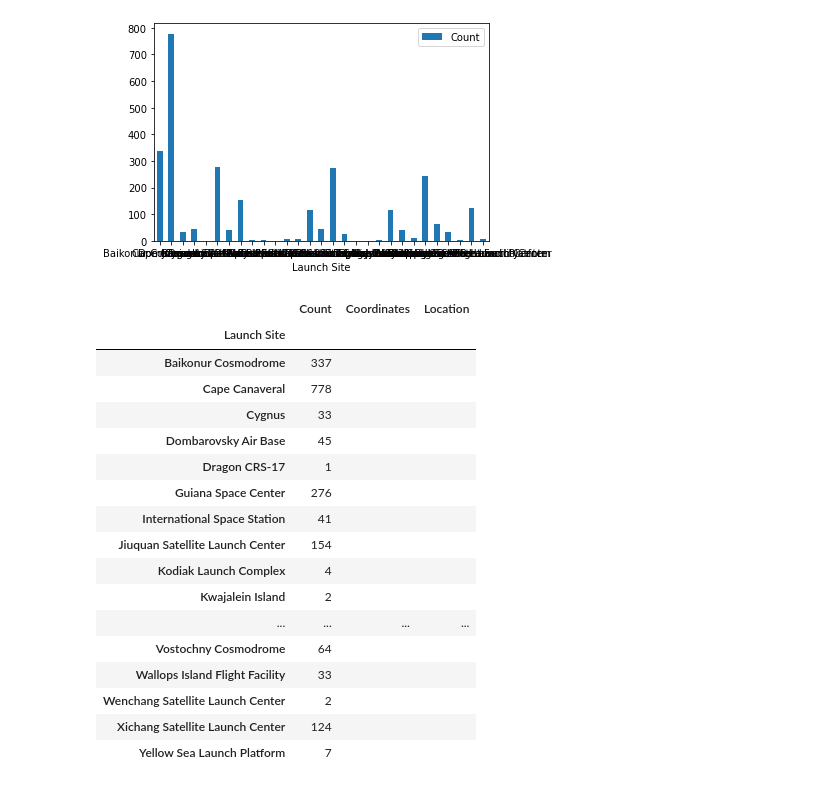
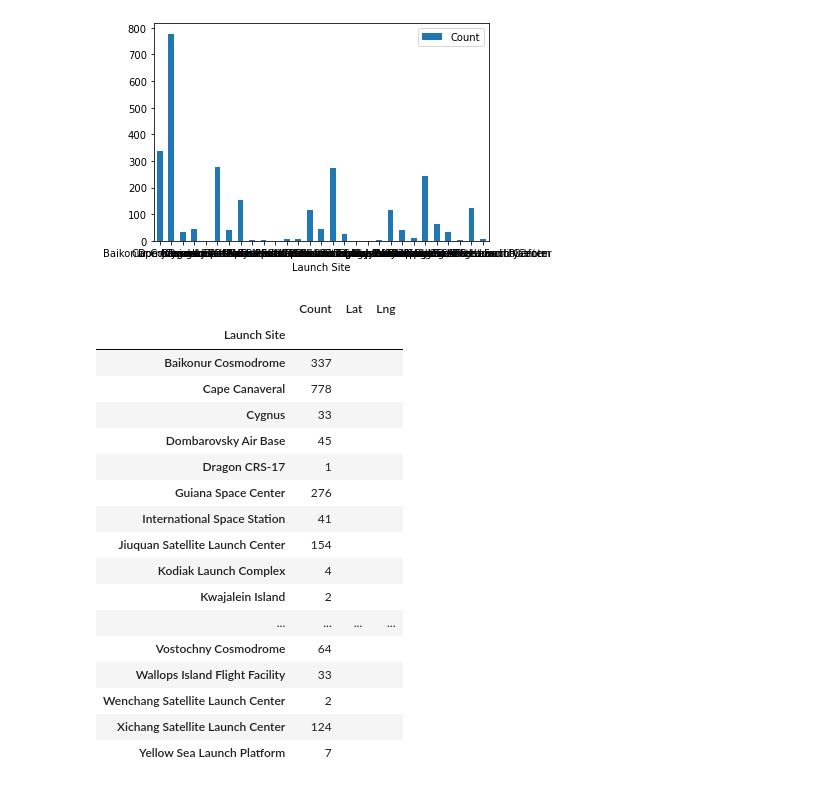
Before and after one commit to jdmerryman88/Worldwide_Satellite_Analysis, a Jupyter notebook: justin.ipynb, the cells around one changed output. Cells and saved outputs as stored; diff of their text form; code cells hidden in the pictures.

```diff
--- a/justin.ipynb
+++ b/justin.ipynb
@@ -247,13 +245,13 @@ cleaned_launch_df
 # %% [output]
 [figure]
 # %%
-cities = cleaned_launch_df['Launch Site'].tolist()
+sites = cleaned_launch_df['Launch Site'].tolist()
 cleaned_launch_df = cleaned_launch_df.set_index("Launch Site")
-cleaned_launch_df ['Coordinates'] = ''
-cleaned_launch_df['Location'] = ''
+cleaned_launch_df ['Lat'] = ''
+cleaned_launch_df['Lng'] = ''
 cleaned_launch_df
 # %% [output]
-|  | Count | Coordinates | Location |
+|  | Count | Lat | Lng |
 | Launch Site |  |  |  |
 | Baikonur Cosmodrome | 337 |  |  |
 | Cape Canaveral | 778 |  |  |
```
Also changed, not shown: parts of 8 cells of this notebook.
